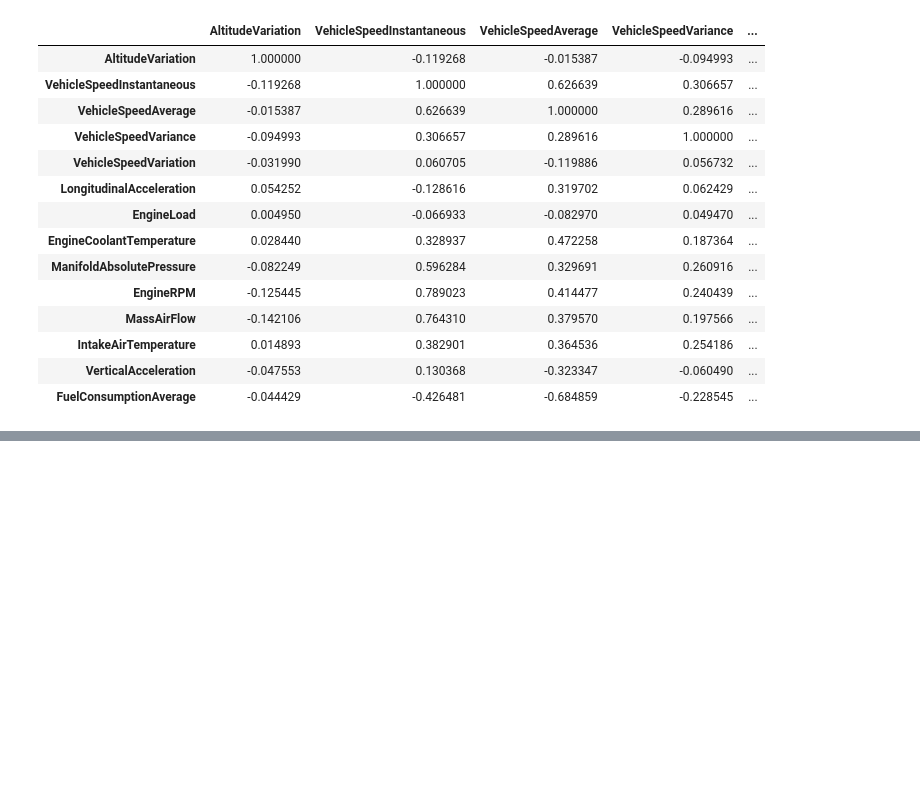
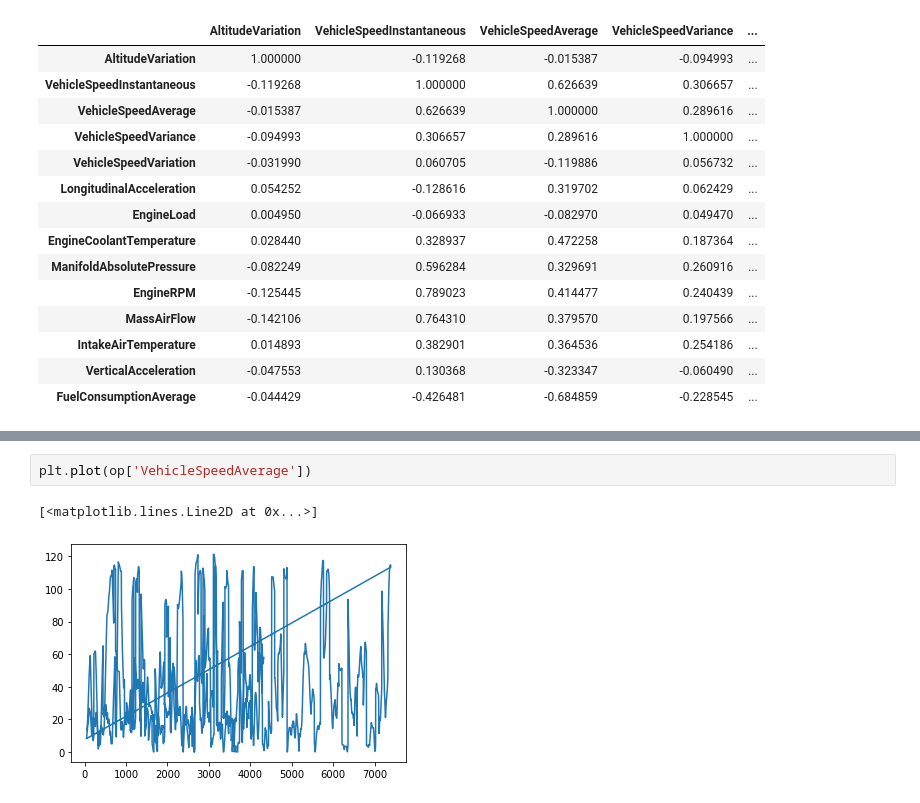
Before and after one commit to markbreen95/comp_09012, a Jupyter notebook: notebooks/EDA.ipynb, the cells around one changed output, grey strips where cells are left out. Cells and saved outputs as stored; diff of their text form; blank space fills up the shorter version.

```diff
--- a/notebooks/EDA.ipynb
+++ b/notebooks/EDA.ipynb
@@ -159,0 +296,5 @@ corr.style.background_gradient(cmap='coolwarm')
+# %%
+plt.plot(op['VehicleSpeedAverage'])
+# %% [output]
+[<matplotlib.lines.Line2D at 0x...>]
+[figure, added]
```
Also changed, not shown: parts of 14 cells of this notebook.
